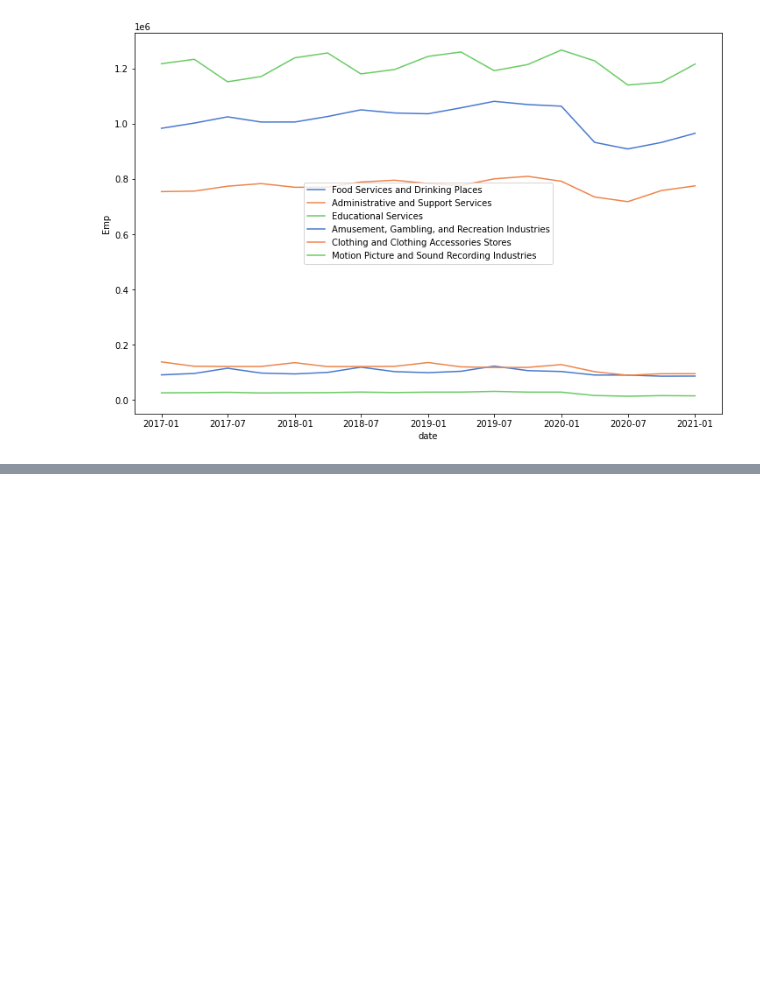
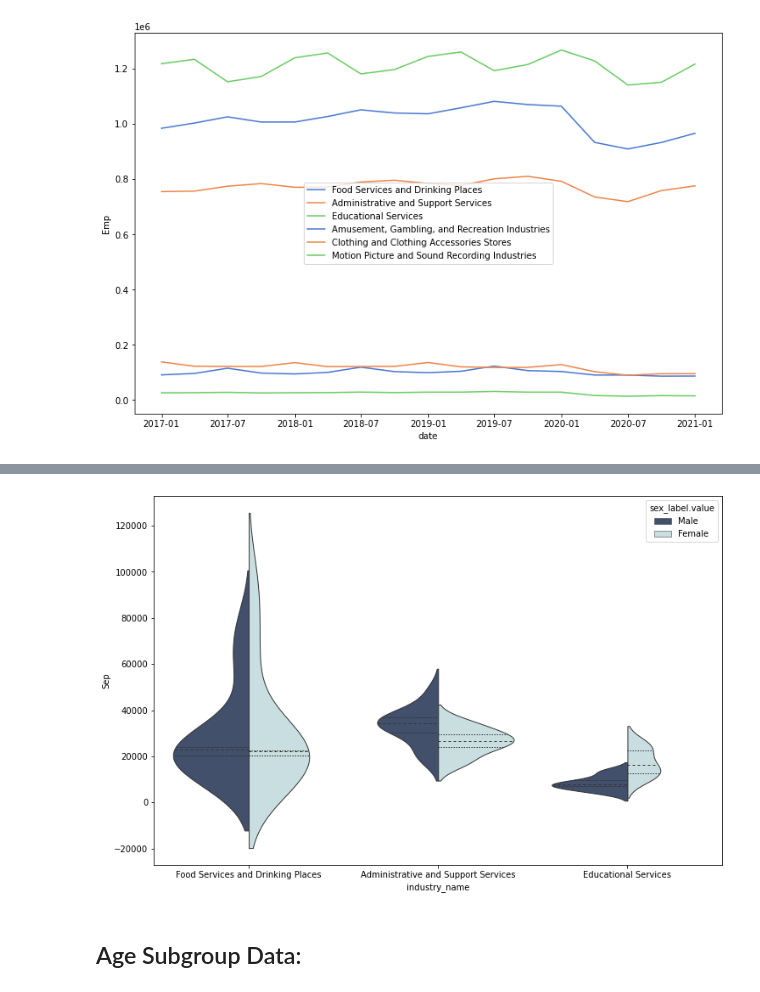
Before and after one commit to capstone-job-market-analysis/job-market-analysis, a Jupyter notebook: jeff_explore.ipynb, the cells around one changed output, grey strips where cells are left out. Saved outputs shown, nothing was run; the diff lists cells and outputs as text; code cells hidden in the pictures; blank space fills up the shorter version.

```diff
--- a/jeff_explore.ipynb
+++ b/jeff_explore.ipynb
@@ -594,0 +641,10 @@ ed
+# %%
+plt.figure(figsize=(12,8))
+sns.violinplot(data=ed_q2q3_sep, x="industry_name", y="Sep", hue="sex_label.value",
+               split=True, inner="quart", linewidth=1,
+               palette='ch:r=-.2,d=.3_r')
+plt.show()
+# %% [output]
+[figure, added]
+# %% [markdown]
+## Age Subgroup Data:
```
Also changed, not shown: parts of 62 cells of this notebook.
